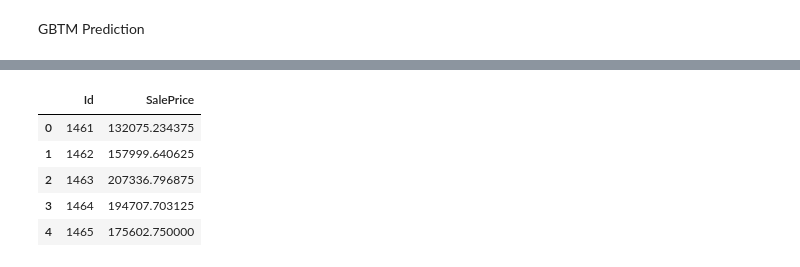
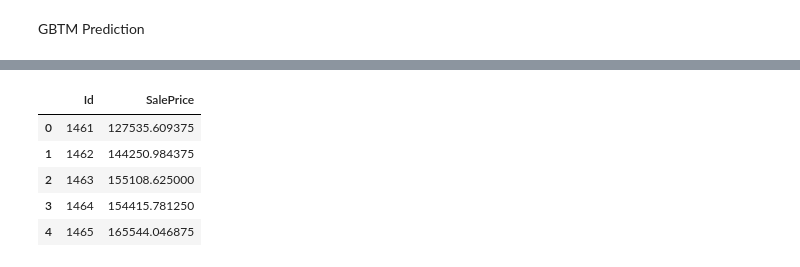
Before and after one commit to jjjj17/kaggle-houseprices, a Jupyter notebook: house-prices-prediction-using-tfdf.ipynb, the cells around one changed output, grey strips where cells are left out. Drawn from its saved outputs; the diff is of its cells as text; code cells hidden in the pictures.

Commit message:
Kaggle Notebook | House Prices Prediction using TFDF | Avg between XGB and GBTM

```diff
--- a/house-prices-prediction-using-tfdf.ipynb
+++ b/house-prices-prediction-using-tfdf.ipynb
@@ -350,7 +351,8 @@ output.head()
 # %%
 sample_submission_df = pd.read_csv('../input/house-prices-advanced-regression-techniques/sample_submission.csv')
 #sample_submission_df['SalePrice'] = gbtm.predict(test_ds)
-sample_submission_df['SalePrice'] = reg.predict(test_data_xgb)
-sample_submission_df.to_csv('/kaggle/working/submission9.csv', index=False)
+#sample_submission_df['SalePrice'] = reg.predict(test_data_xgb)
+sample_submission_df['SalePrice'] = (gbtm.predict(test_ds) + reg.predict(test_data_xgb)) / 2
+sample_submission_df.to_csv('/kaggle/working/submission10.csv', index=False)
 sample_submission_df.head()
 # %% [output]
@@ -357,6 +360,6 @@ sample_submission_df.head()
 |  | Id | SalePrice |
-| 0 | 1461 | 132075.234375 |
-| 1 | 1462 | 157999.640625 |
-| 2 | 1463 | 207336.796875 |
-| 3 | 1464 | 194707.703125 |
-| 4 | 1465 | 175602.750000 |
+| 0 | 1461 | 127535.609375 |
+| 1 | 1462 | 144250.984375 |
+| 2 | 1463 | 155108.625000 |
+| 3 | 1464 | 154415.781250 |
+| 4 | 1465 | 165544.046875 |
```
Also changed, not shown: parts of 12 cells of this notebook.
